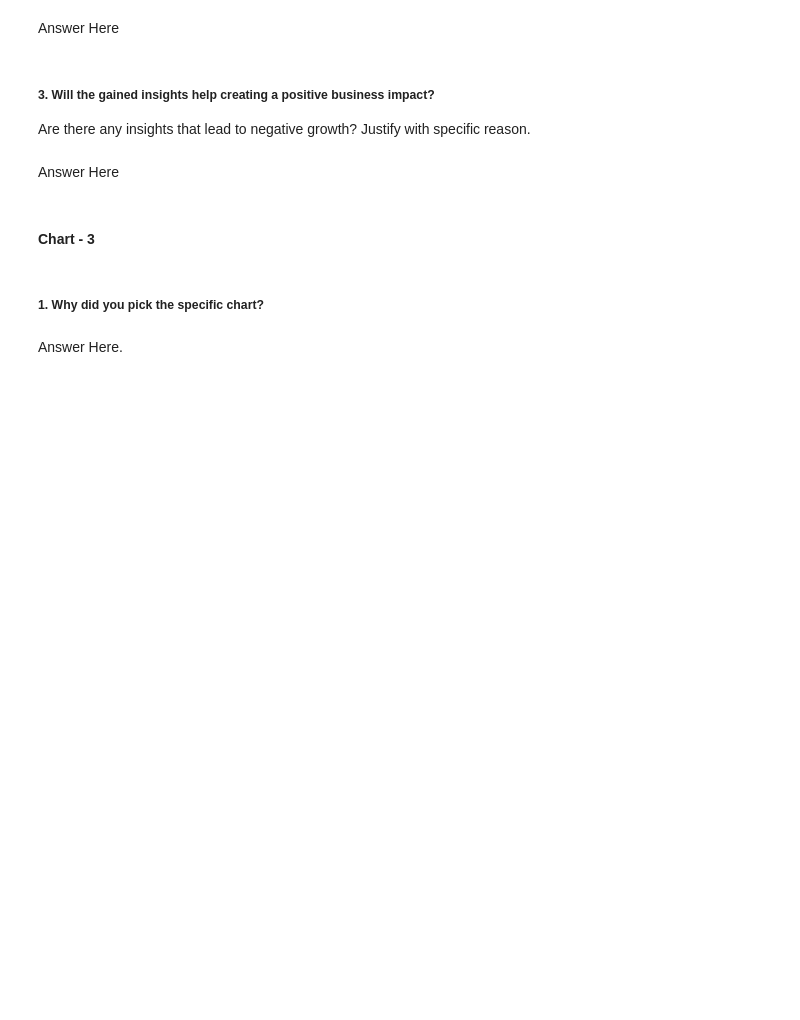
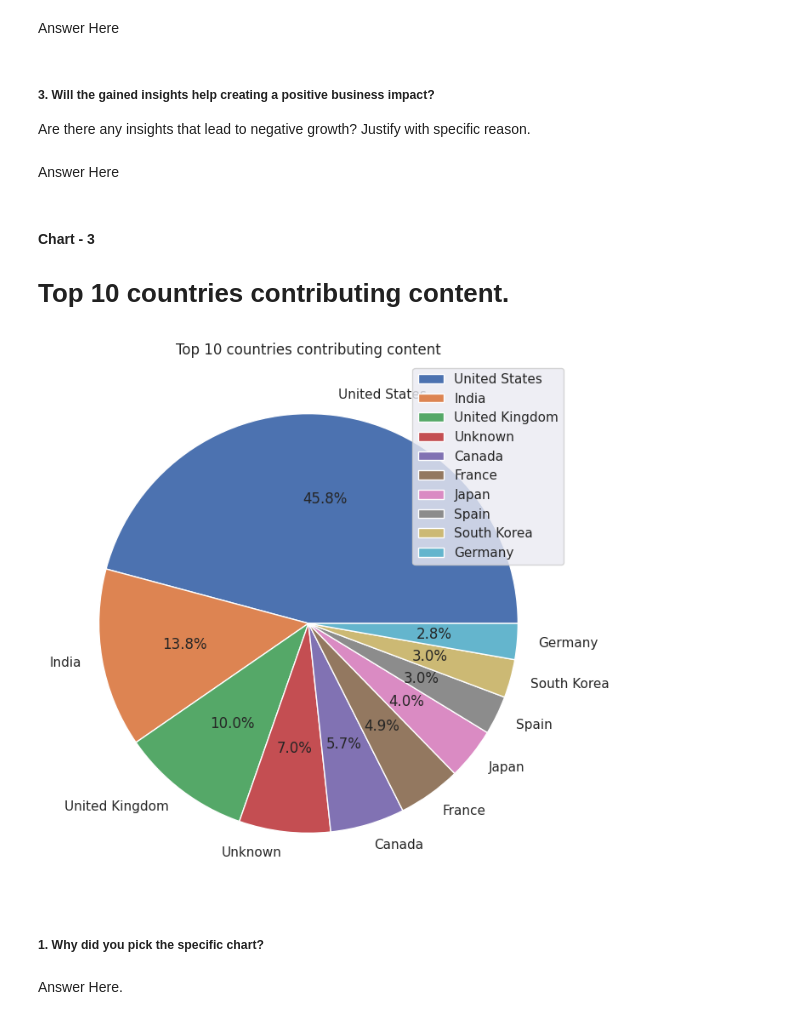
Before and after one commit to sonu9479/-NETFLIX-MOVIES-AND-TV-SHOWS-CLUSTERING-project, a Jupyter notebook: NETFLIX_MOVIES_AND_TV_SHOWS_CLUSTERING.ipynb, the cells around one changed output. Saved outputs shown, nothing was run; the diff lists cells and outputs as text; code cells hidden in the pictures; blank space fills up the shorter version.

```diff
--- a/NETFLIX_MOVIES_AND_TV_SHOWS_CLUSTERING.ipynb
+++ b/NETFLIX_MOVIES_AND_TV_SHOWS_CLUSTERING.ipynb
@@ -244,3 +293,5 @@ Are there any insights that lead to negative growth? Justify with specific reaso
 Answer Here
 # %% [markdown]
 #### Chart - 3
+
+# Top 10 countries contributing content.
@@ -249,3 +298,11 @@ Answer Here
+# %%
+# Chart - 3 visualization code
+
+(data['country'].apply(lambda x: pd.Series(x.split(', '))).stack().value_counts()[:10]).plot.pie(autopct='%1.1f%%',figsize = (8,8),title = 'Top 10 countries contributing content')
+plt.legend()
+plt.show()
+# %% [output]
+[figure, added]
 # %% [markdown]
 ##### 1. Why did you pick the specific chart?
 # %% [markdown]
```
Also changed, not shown: parts of 178 cells of this notebook.
